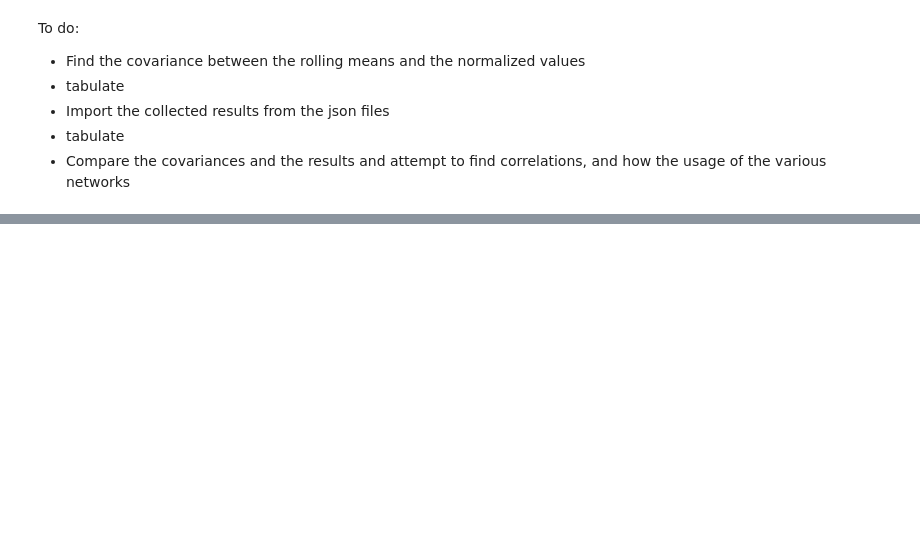
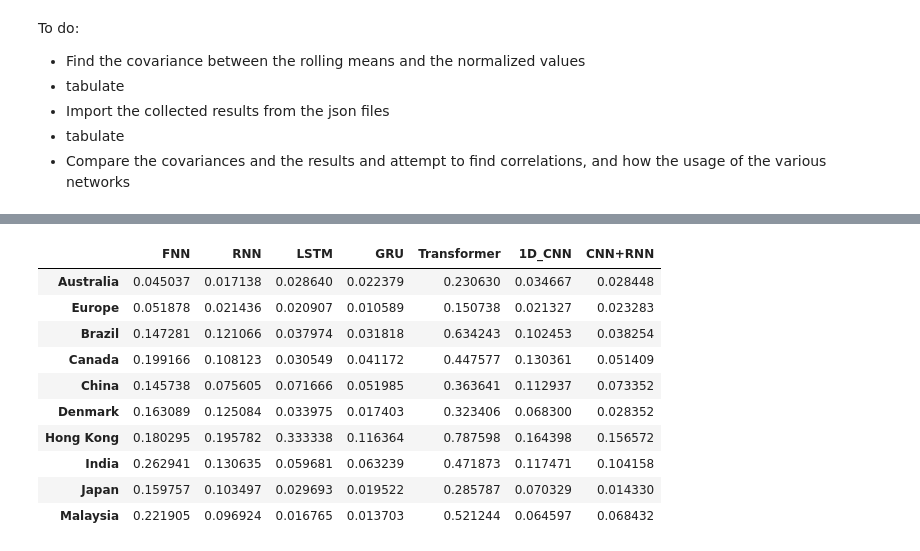
Before and after one commit to P3rdix/DL_Currency_Exchange_Rate, a Jupyter notebook: Data analysis.ipynb, the cells around one changed output, grey strips where cells are left out. Cells and saved outputs as stored; diff of their text form; code cells hidden in the pictures; blank space fills up the shorter version.

```diff
--- a/Data analysis.ipynb
+++ b/Data analysis.ipynb
@@ -235,0 +348,14 @@ To do:
+# %%
+mae
+# %% [output]
+|  | FNN | RNN | LSTM | GRU | Transformer | 1D_CNN | CNN+RNN |
+| Australia | 0.045037 | 0.017138 | 0.028640 | 0.022379 | 0.230630 | 0.034667 | 0.028448 |
+| Europe | 0.051878 | 0.021436 | 0.020907 | 0.010589 | 0.150738 | 0.021327 | 0.023283 |
+| Brazil | 0.147281 | 0.121066 | 0.037974 | 0.031818 | 0.634243 | 0.102453 | 0.038254 |
+| Canada | 0.199166 | 0.108123 | 0.030549 | 0.041172 | 0.447577 | 0.130361 | 0.051409 |
+| China | 0.145738 | 0.075605 | 0.071666 | 0.051985 | 0.363641 | 0.112937 | 0.073352 |
+| Denmark | 0.163089 | 0.125084 | 0.033975 | 0.017403 | 0.323406 | 0.068300 | 0.028352 |
+| Hong Kong | 0.180295 | 0.195782 | 0.333338 | 0.116364 | 0.787598 | 0.164398 | 0.156572 |
+| India | 0.262941 | 0.130635 | 0.059681 | 0.063239 | 0.471873 | 0.117471 | 0.104158 |
+| Japan | 0.159757 | 0.103497 | 0.029693 | 0.019522 | 0.285787 | 0.070329 | 0.014330 |
+| Malaysia | 0.221905 | 0.096924 | 0.016765 | 0.013703 | 0.521244 | 0.064597 | 0.068432 |
```
Also changed, not shown: parts of 31 cells of this notebook.
